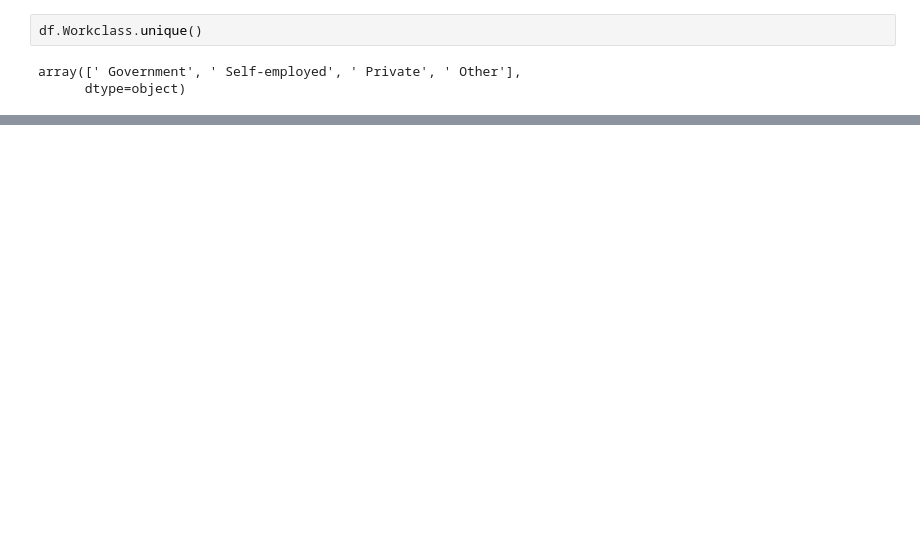
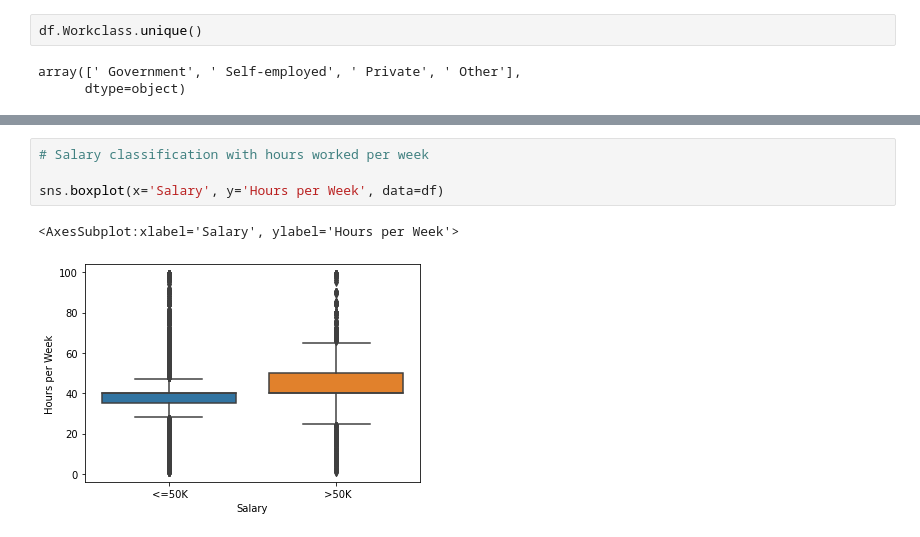
Before and after one commit to kylenelwan/data301, a Jupyter notebook: analysis/noah/milestone2.ipynb, the cells around one changed output, grey strips where cells are left out. Cells and saved outputs as stored; diff of their text form; blank space fills up the shorter version.

```diff
--- a/analysis/noah/milestone2.ipynb
+++ b/analysis/noah/milestone2.ipynb
@@ -233,0 +243,7 @@ AttributeError: 'Rectangle' object has no property 'multiple'
+# %%
+# Salary classification with hours worked per week
+
+sns.boxplot(x='Salary', y='Hours per Week', data=df)
+# %% [output]
+<AxesSubplot:xlabel='Salary', ylabel='Hours per Week'>
+[figure, added]
```
Also changed, not shown: parts of 14 cells of this notebook, 1 other file.
